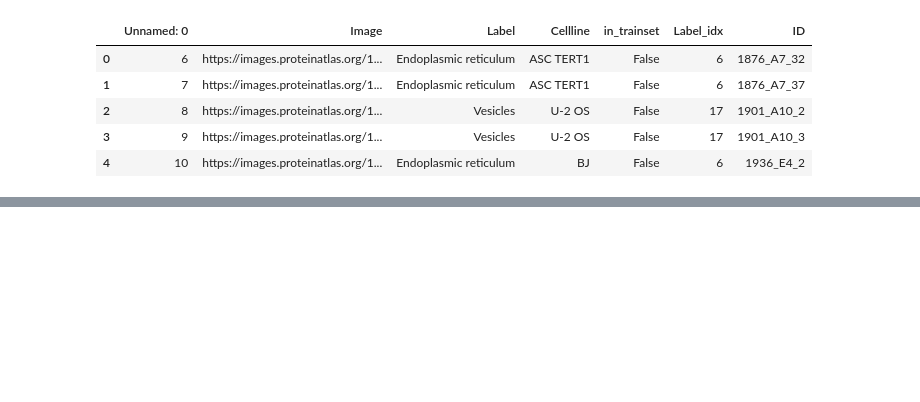
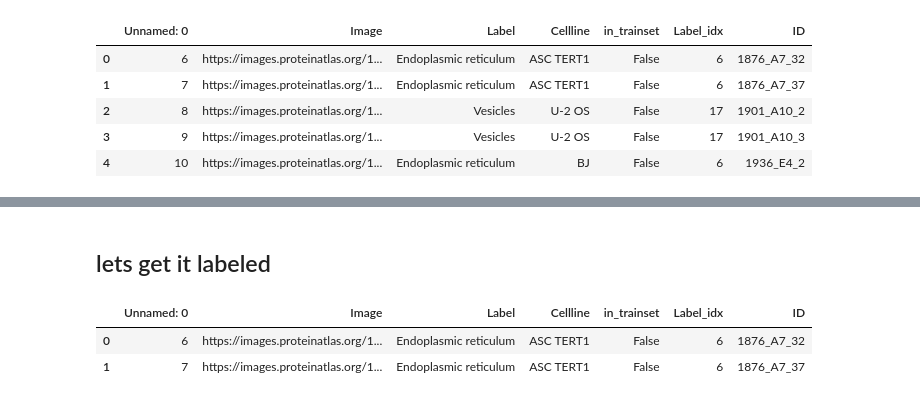
Before and after one commit to yuvaramsingh94/human_protein_atlas, a Jupyter notebook: code/data_manupulator.ipynb, the cells around one changed output, grey strips where cells are left out. Cells and saved outputs as stored; diff of their text form; code cells hidden in the pictures; blank space fills up the shorter version.

```diff
--- a/code/data_manupulator.ipynb
+++ b/code/data_manupulator.ipynb
@@ -500,0 +544,2 @@ extra_cutdown_df.to_csv('../data/train_ext/extra_cutdown_data.csv', index= False
+# %% [markdown]
+## lets get it labeled
@@ -500,0 +548,6 @@ extra_cutdown_df.to_csv('../data/train_ext/extra_cutdown_data.csv', index= False
+# %%
+extra_actual_df.head(2)
+# %% [output]
+|  | Unnamed: 0 | Image | Label | Cellline | in_trainset | Label_idx | ID |
+| 0 | 6 | https://images.proteinatlas.org/1... | Endoplasmic reticulum | ASC TERT1 | False | 6 | 1876_A7_32 |
+| 1 | 7 | https://images.proteinatlas.org/1... | Endoplasmic reticulum | ASC TERT1 | False | 6 | 1876_A7_37 |
```
Also changed, not shown: parts of 19 cells of this notebook, 2 other files.
